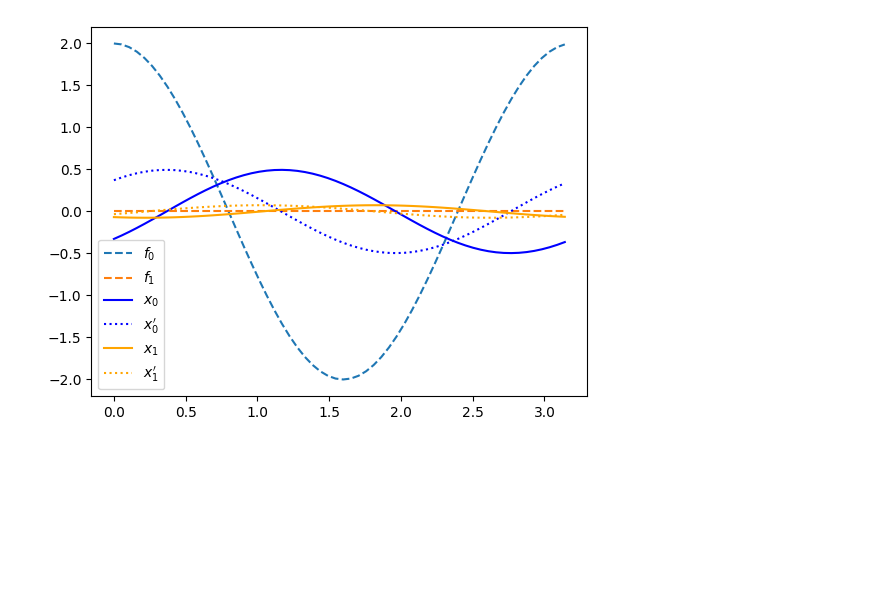
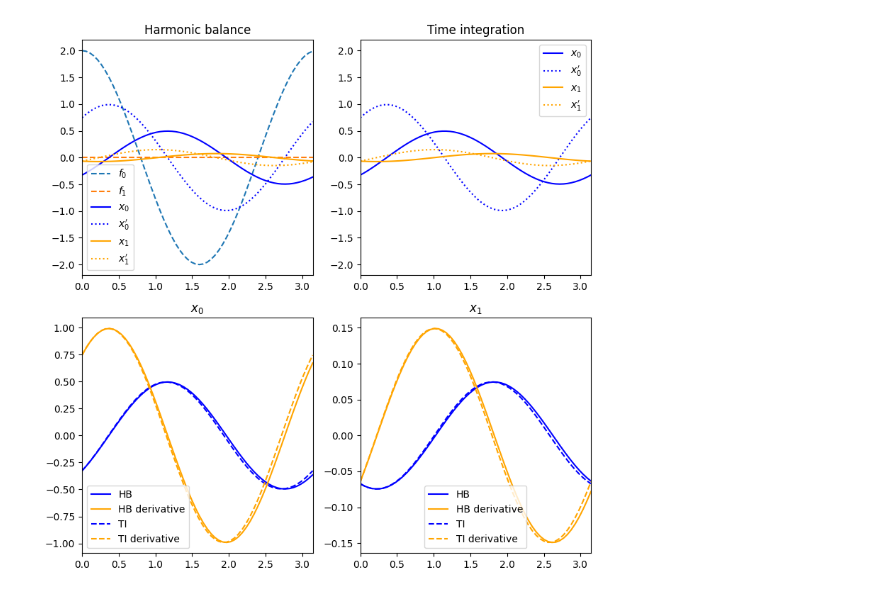
Before and after one commit to schilln/harmonic_balance_python, a Jupyter notebook: test.ipynb, the cells around one changed output. Cells and saved outputs as stored; diff of their text form; code cells hidden in the pictures; blank space fills up the shorter version.

Commit message:
checked against time integration

```diff
--- a/test.ipynb
+++ b/test.ipynb
@@ -129,30 +130,79 @@ A = get_A(NH, omega, M, C, K)
 
 b_ext = get_b_ext(NH, N, (1,), (0,), (1,), (2,))
 # %%
+fig, axs = plt.subplots(2, 2, figsize=(8, 8))
 colors = ("blue", "orange")
-tls = np.linspace(*tlim, tn)
+
+ax = axs[0, 0]
+ax.set_title("Harmonic balance")
 
 bb_ext = extract_dofs(b_ext.toarray(), NH, N)
 ff = scipy.fft.irfft(bb_ext, axis=1, norm=FFT_NORM)
 names = [rf"f_{i}" for i in range(N)]
 for f, color, name in zip(ff, colors, names):
-    plt.plot(tls, f, label=f"${name}$", ls="--")
+    ax.plot(tls, f, label=f"${name}$", ls="--")
 
 z = scipy.sparse.linalg.spsolve(A, b_ext)
 
 zz = extract_dofs(z, NH, N)
 xx = scipy.fft.irfft(zz, axis=1, norm=FFT_NORM)
 
 derivative_factors = 1j * np.arange(NH + 1)
-zzp = derivative_factors * zz
+zzp = derivative_factors * zz * omega
 xxp = scipy.fft.irfft(zzp, axis=1, norm=FFT_NORM)
 
-names = (rf"x_{i}" for i in range(N))
+names = [rf"x_{i}" for i in range(N)]
 for x, xp, color, name in zip(xx, xxp, colors, names):
-    plt.plot(tls, x, color=color, label=rf"${name}$")
-    plt.plot(tls, xp, color=color, label=rf"${name}'$", ls=":")
+    ax.plot(tls, x, color=color, label=rf"${name}$")
+    ax.plot(tls, xp, color=color, label=rf"${name}'$", ls=":")
+ax.legend()
 
-plt.legend()
+
+ax = axs[0, 1]
+ax.set_title("Time integration")
+
+x0 = xx[:, 0]
+xp0 = xxp[:, 0]
+y0 = np.concat((x0, xp0))
+
+
+def ode(t, y, *args):
+    omega, M, C, K = args
+
+    x = y[:N]
+    xp = y[N:]
+
+    f = np.array([2 * np.cos(omega * t), 0])
+
+    xpp = np.linalg.inv(M) @ (-C @ xp - K @ x + f)
+    return np.concat((xp, xpp))
+
+
+args = (omega, M, C, K)
+sol = scipy.integrate.solve_ivp(ode, tlim, y0, t_eval=tls, args=args)
+
+xx_ti = sol.y[:N]
+xxp_ti = sol.y[N:]
+
+for x, xp, color, name in zip(xx_ti, xxp_ti, colors, names):
+    ax.plot(tls, x, color=color, label=rf"${name}$")
+    ax.plot(tls, xp, color=color, label=rf"${name}'$", ls=":")
+ax.legend()
+ax.set_ylim(axs[0, 0].get_ylim())
+
+
+for i in range(N):
+    ax = axs[1, i]
+    ax.set_title(rf"${names[i]}$")
+    ax.plot(tls, xx[i], color=colors[0], label="HB")
+    ax.plot(tls, xxp[i], color=colors[1], label="HB derivative")
+    ax.plot(tls, xx_ti[i], color=colors[0], label="TI", ls="--")
+    ax.plot(tls, xxp_ti[i], color=colors[1], label="TI derivative", ls="--")
+    ax.legend()
+
+[ax.set_xlim(*tlim) for ax in axs.ravel()]
+
+fig.tight_layout()
 plt.show()
 # %% [output]
-[figure, old version]
+[figure, new version]
```
Also changed, not shown: parts of 1 cell of this notebook.
